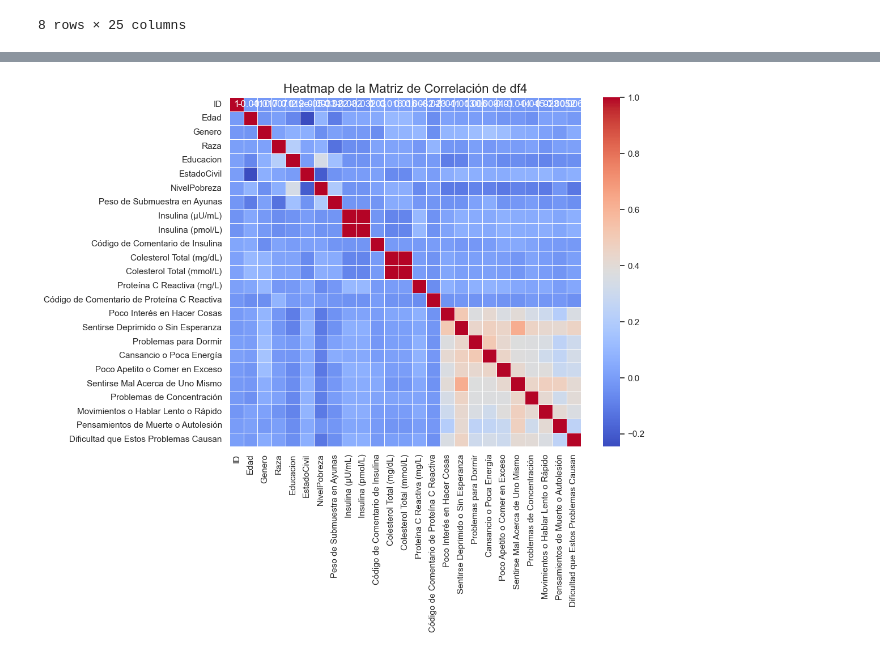
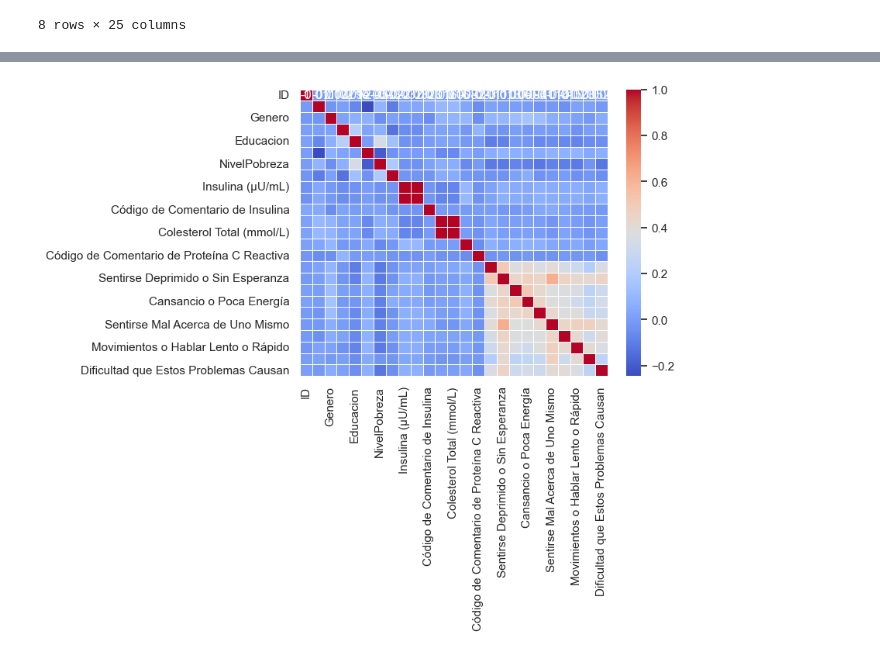
Before and after one commit to Manjanans/nhanes, a Jupyter notebook: notebooks/Untitled.ipynb, the cells around one changed output, grey strips where cells are left out. Cells and saved outputs as stored; diff of their text form; code cells hidden in the pictures.

```diff
--- a/notebooks/Untitled.ipynb
+++ b/notebooks/Untitled.ipynb
@@ -1226,12 +1229,16 @@ df4.describe()
 | max | 124821.00 | 80.00 | 2.00 | 7.00 | 5.00 | 3.00 | 2.23 | 741259.19 | ... |
 8 rows × 25 columns
 # %%
-correlation_matrix = df4.corr()
+from sklearn.preprocessing import StandardScaler
 
-plt.figure(figsize=(10, 8))
+# Estandarizar las variables
+scaler = StandardScaler()
+df4_scaled = pd.DataFrame(scaler.fit_transform(df4), columns=df4.columns)
+
+# Recalcular la matriz de correlación
+correlation_matrix = df4_scaled.corr()
 sns.heatmap(correlation_matrix, annot=True, cmap='coolwarm', linewidths=0.5)
-plt.title('Heatmap de la Matriz de Correlación de df4', fontsize=16)
 plt.show()
 # %% [output]
 [interactive output not drawn]
-[figure, old version]
+[figure, new version]
```
Also changed, not shown: parts of 38 cells of this notebook, 6 other files.
